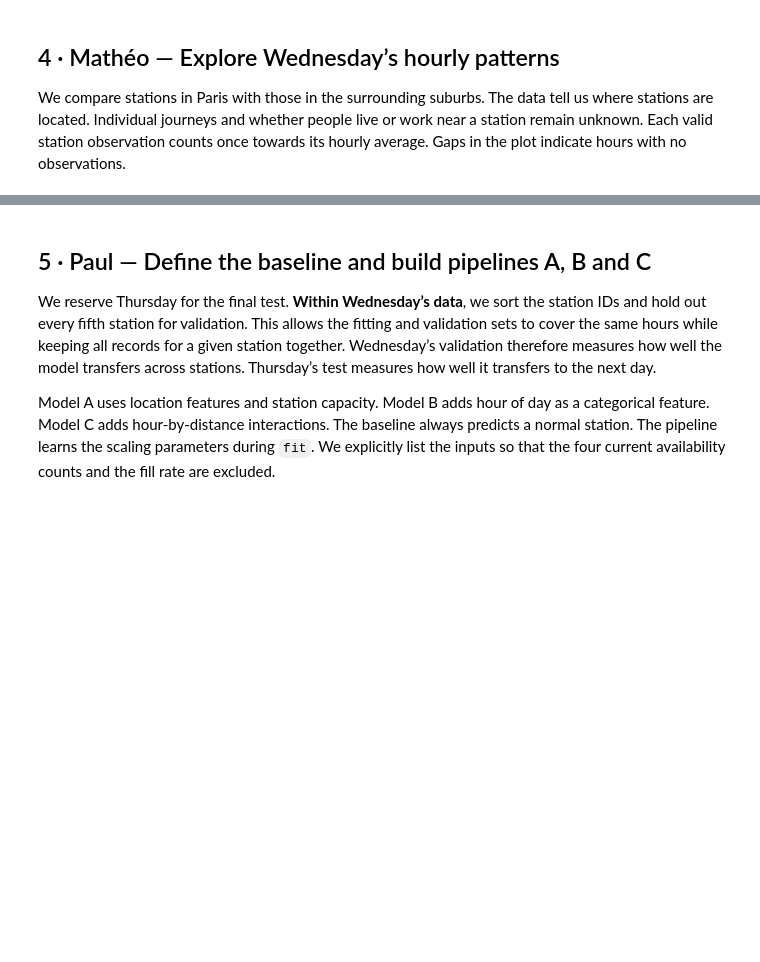
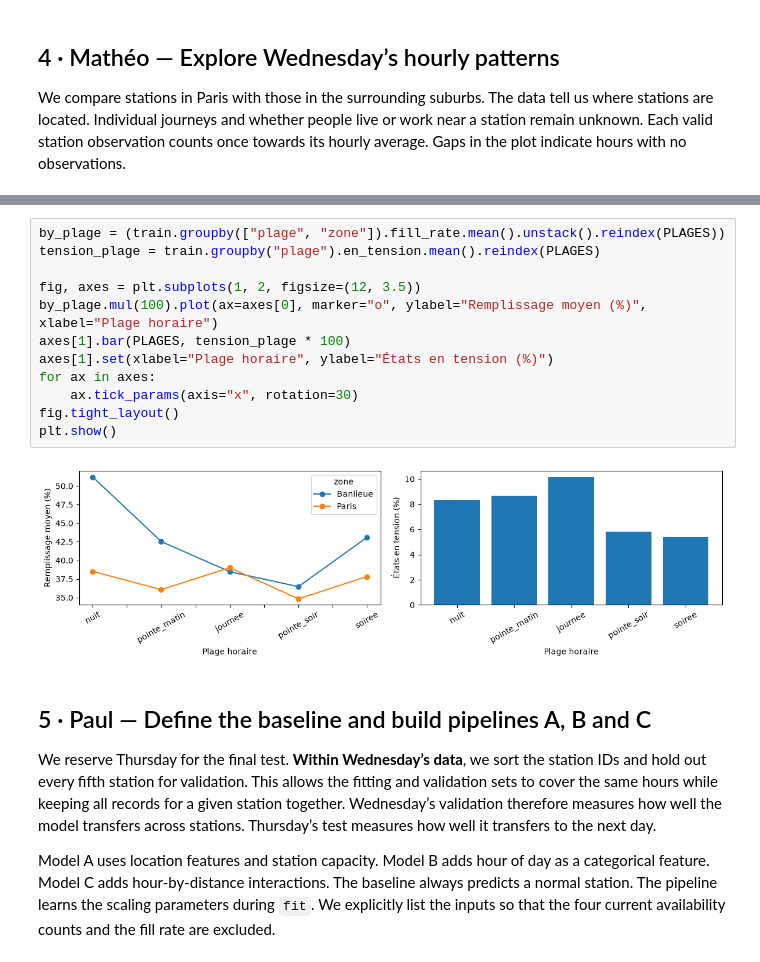
Before and after one commit to mgermane-ship-it/velib-collecte, a Jupyter notebook: velib_classification.ipynb, the cells around one changed output, grey strips where cells are left out. Drawn from its saved outputs; the diff is of its cells as text; blank space fills up the shorter version.

```diff
--- a/velib_classification.ipynb
+++ b/velib_classification.ipynb
@@ -198,3 +213,17 @@ display(rate.dropna().rename(columns={"mean": "proportion en tension", "size": "
+# %%
+by_plage = (train.groupby(["plage", "zone"]).fill_rate.mean().unstack().reindex(PLAGES))
+tension_plage = train.groupby("plage").en_tension.mean().reindex(PLAGES)
+
+fig, axes = plt.subplots(1, 2, figsize=(12, 3.5))
+by_plage.mul(100).plot(ax=axes[0], marker="o", ylabel="Remplissage moyen (%)", xlabel="Plage horaire")
+axes[1].bar(PLAGES, tension_plage * 100)
+axes[1].set(xlabel="Plage horaire", ylabel="États en tension (%)")
+for ax in axes:
+    ax.tick_params(axis="x", rotation=30)
+fig.tight_layout()
+plt.show()
+# %% [output]
+[figure, added]
 # %% [markdown]
 ## 5 · Paul — Define the baseline and build pipelines A, B and C
 
```
Also changed, not shown: parts of 7 cells of this notebook, 1 other file.
